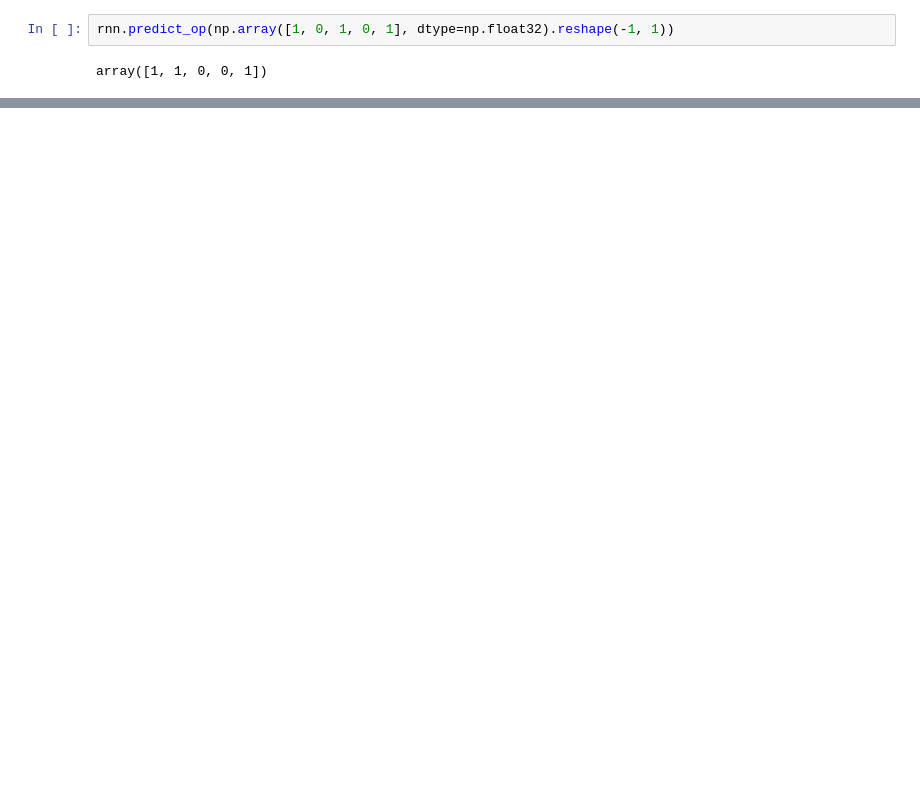
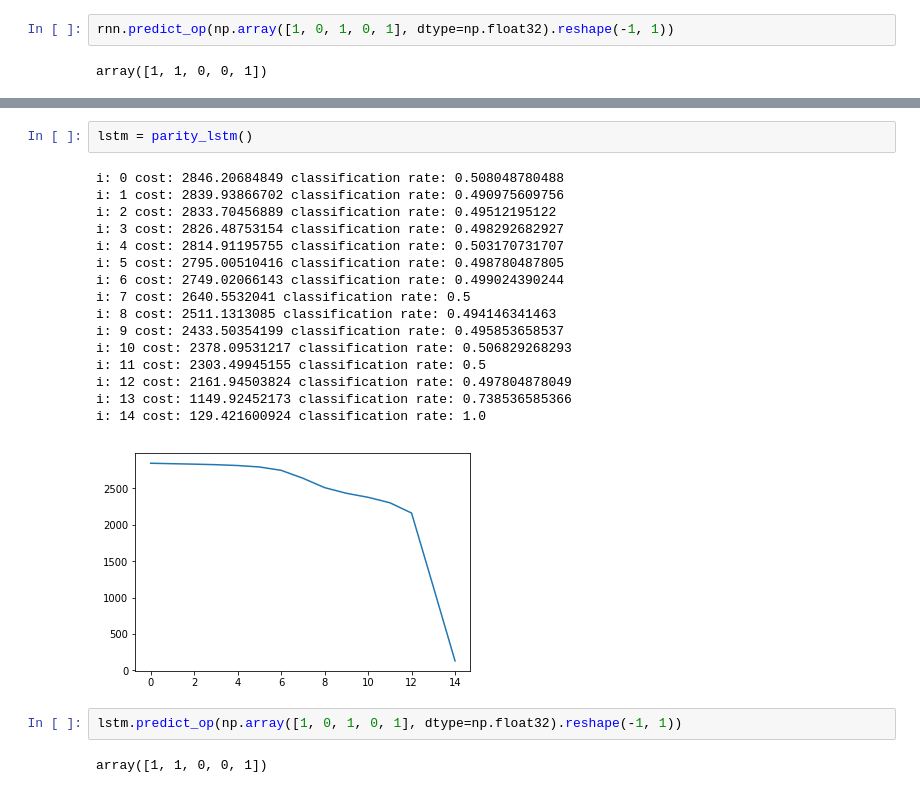
Before and after one commit to anujgupta82/LanguageModels, a Jupyter notebook: theano_models/recurrent_neural_network.ipynb, the cells around one changed output, grey strips where cells are left out. Saved outputs shown, nothing was run; the diff lists cells and outputs as text; blank space fills up the shorter version.

```diff
--- a/theano_models/recurrent_neural_network.ipynb
+++ b/theano_models/recurrent_neural_network.ipynb
@@ -132,0 +409,23 @@ array([1, 1, 0, 0, 1])
+# %%
+lstm = parity_lstm()
+# %% [output]
+i: 0 cost: 2846.20684849 classification rate: 0.508048780488
+i: 1 cost: 2839.93866702 classification rate: 0.490975609756
+i: 2 cost: 2833.70456889 classification rate: 0.49512195122
+i: 3 cost: 2826.48753154 classification rate: 0.498292682927
+i: 4 cost: 2814.91195755 classification rate: 0.503170731707
+i: 5 cost: 2795.00510416 classification rate: 0.498780487805
+i: 6 cost: 2749.02066143 classification rate: 0.499024390244
+i: 7 cost: 2640.5532041 classification rate: 0.5
+i: 8 cost: 2511.1313085 classification rate: 0.494146341463
+i: 9 cost: 2433.50354199 classification rate: 0.495853658537
+i: 10 cost: 2378.09531217 classification rate: 0.506829268293
+i: 11 cost: 2303.49945155 classification rate: 0.5
+i: 12 cost: 2161.94503824 classification rate: 0.497804878049
+i: 13 cost: 1149.92452173 classification rate: 0.738536585366
+i: 14 cost: 129.421600924 classification rate: 1.0
+[figure, added]
+# %%
+lstm.predict_op(np.array([1, 0, 1, 0, 1], dtype=np.float32).reshape(-1, 1))
+# %% [output]
+array([1, 1, 0, 0, 1])
```
Also changed, not shown: parts of 10 cells of this notebook.
